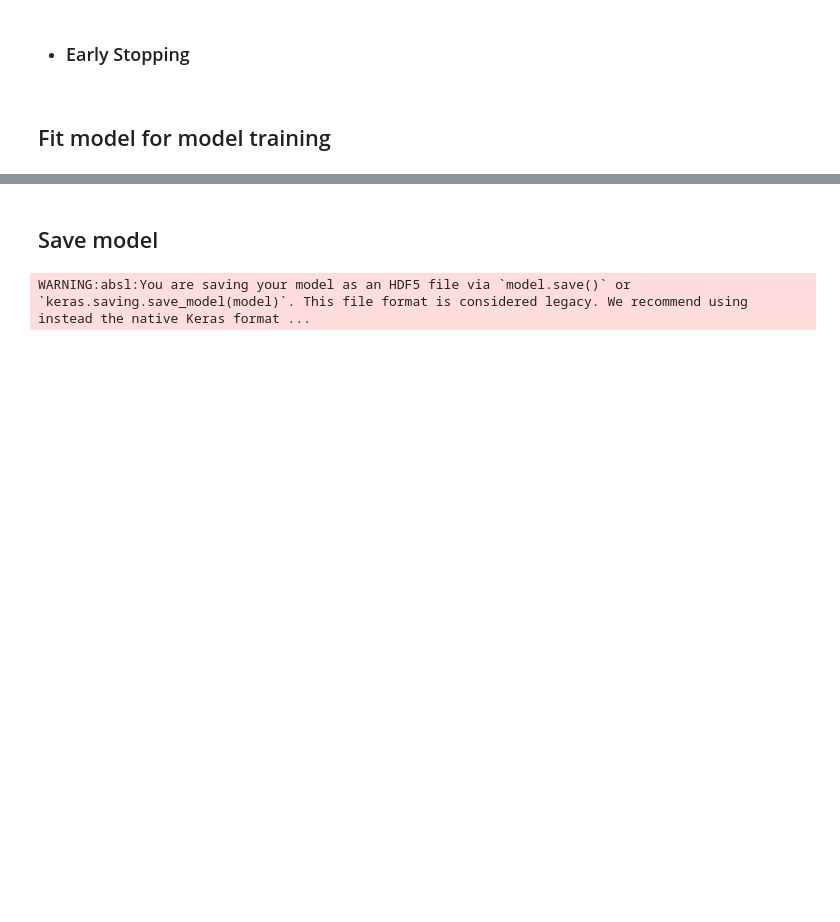
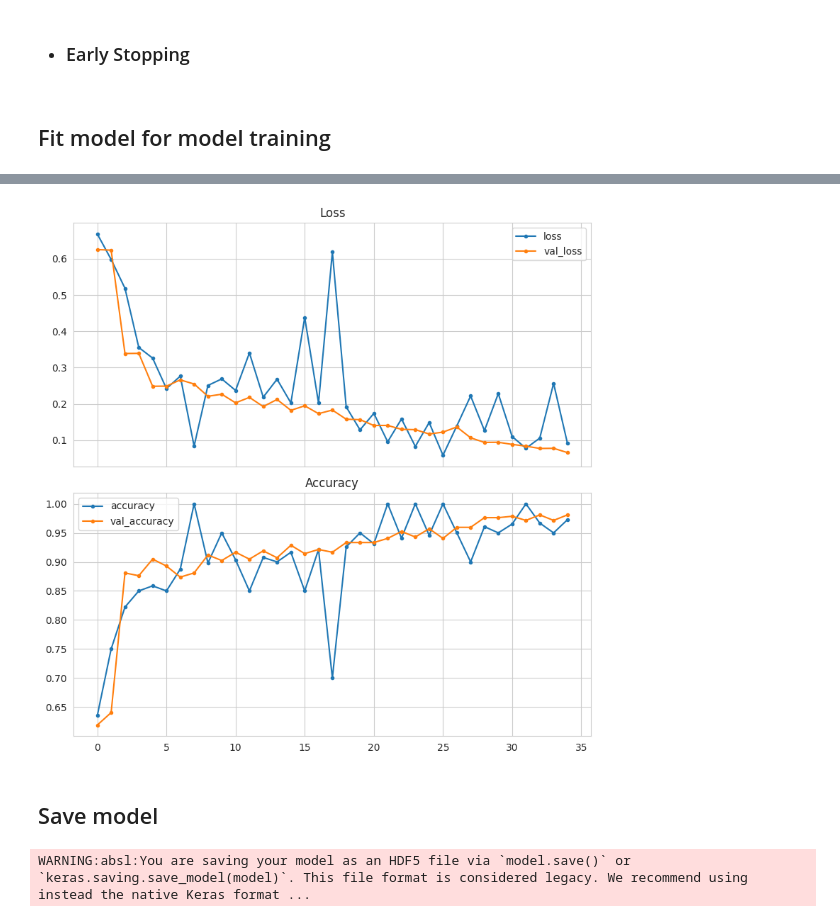
Before and after one commit to tumelo-maja/detect-mildew-in-cherry-leaves, a Jupyter notebook: jupyter_notebooks/03 - Modelling and Evaluation.ipynb, the cells around one changed output, grey strips where cells are left out. Drawn from its saved outputs; the diff is of its cells as text; code cells hidden in the pictures; blank space fills up the shorter version.

```diff
--- a/jupyter_notebooks/03 - Modelling and Evaluation.ipynb
+++ b/jupyter_notebooks/03 - Modelling and Evaluation.ipynb
@@ -290,7 +291,7 @@ def create_tf_model():
     model.add(MaxPooling2D(pool_size=(2, 2)))
 
     # convolutional layers
-    model.add(Conv2D(filters=64, kernel_size=(3, 3), activation='relu', ))
+    model.add(Conv2D(filters=32, kernel_size=(3, 3), activation='relu', ))
     model.add(MaxPooling2D(pool_size=(2, 2)))
 
     # convolutional layers
@@ -383,3 +408,27 @@ Epoch 35/35
+# %%
+losses = pd.DataFrame(model.history.history)
+
+sns.set_style("whitegrid")
+
+fig, axes = plt.subplots(2, 1, figsize=(8, 8), sharex=True)
+
+# Loss plot
+axes[0].plot(losses['loss'], '.-', label='loss')
+axes[0].plot(losses['val_loss'], '.-', label='val_loss')
+axes[0].set_title("Loss")
+axes[0].legend()
+
+# Accuracy plot
+axes[1].plot(losses['accuracy'], '.-', label='accuracy')
+axes[1].plot(losses['val_accuracy'], '.-', label='val_accuracy')
+axes[1].set_title("Accuracy")
+axes[1].legend()
+
+plt.tight_layout()
+plt.savefig(f"{file_path}/model_training_loss_accuracy.png", dpi=150, bbox_inches='tight')
+plt.show()
+# %% [output]
+[figure, added]
 # %% [markdown]
 ## Save model
 # %%
```
Also changed, not shown: parts of 22 cells of this notebook, 1 other file.
